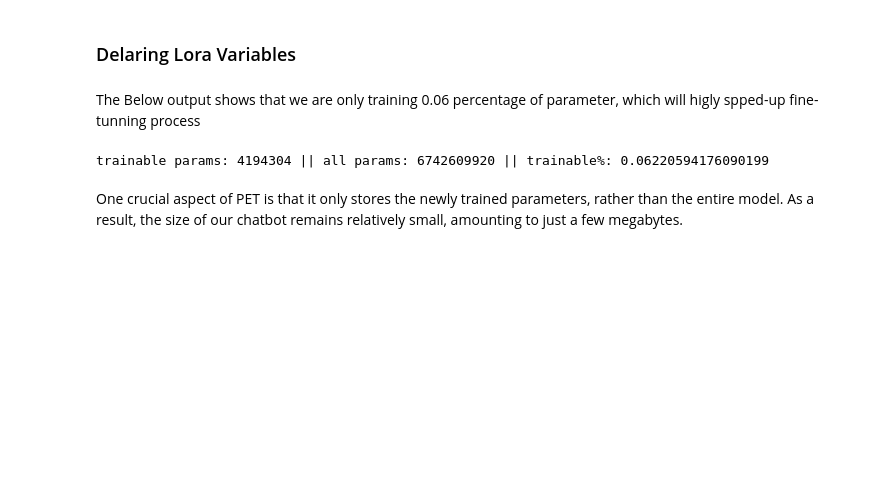
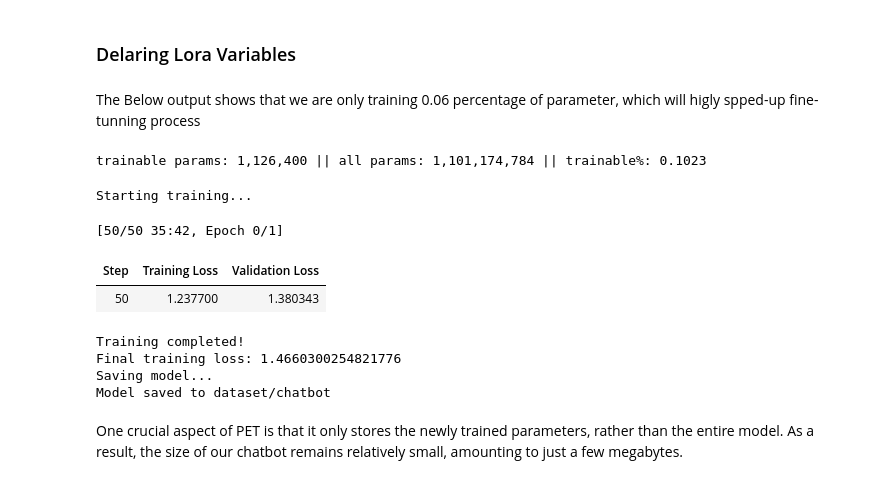
Before and after one commit to andreminin/Building-Transformer-Models-with-PyTorch-2.0, a Jupyter notebook: chapter6_NLPTasks/chatbot.ipynb, the cells around one changed output. Saved outputs shown, nothing was run; the diff lists cells and outputs as text; code cells hidden in the pictures; blank space fills up the shorter version.

```diff
--- a/chapter6_NLPTasks/chatbot.ipynb
+++ b/chapter6_NLPTasks/chatbot.ipynb
@@ -281,9 +266,15 @@ OUTPUT_DIR = base_directory
 # %% [markdown]
 The Below output shows that we are only training 0.06 percentage of parameter, which will higly spped-up fine-tunning process
 # %%
-from peft import LoraConfig, get_peft_model, get_peft_model_state_dict, prepare_model_for_int8_training
+from peft import LoraConfig, get_peft_model, prepare_model_for_kbit_training
 
-model = prepare_model_for_int8_training(model)
+# Replace this deprecated line:
+# model = prepare_model_for_int8_training(model)
+
+# With this updated line:
+model = prepare_model_for_kbit_training(model)
+
+# The rest of your code remains the same
 config = LoraConfig(
     r=LORA_R,
     lora_alpha=LORA_ALPHA,
@@ -292,12 +283,22 @@ config = LoraConfig(
     bias="none",
     task_type="CAUSAL_LM",
 )
+
 model = get_peft_model(model, config)
 model.print_trainable_parameters()
 # %% [output]
-trainable params: 4194304 || all params: 6742609920 || trainable%: 0.06220594176090199
+trainable params: 1,126,400 || all params: 1,101,174,784 || trainable%: 0.1023
 # %%
 import transformers
+
+# Your configuration variables (make sure these are defined)
+BATCH_SIZE = 128
+MICRO_BATCH_SIZE = 4
+GRADIENT_ACCUMULATION_STEPS = BATCH_SIZE // MICRO_BATCH_SIZE
+LEARNING_RATE = 4e-4
+TRAIN_STEPS = 50
+OUTPUT_DIR = base_directory  # Make sure base_directory is defined
+
 training_arguments = transformers.TrainingArguments(
     per_device_train_batch_size=MICRO_BATCH_SIZE,
     gradient_accumulation_steps=GRADIENT_ACCUMULATION_STEPS,
@@ -307,7 +308,7 @@ training_arguments = transformers.TrainingArguments(
     fp16=True,
     logging_steps=10,
     optim="adamw_torch",
-    evaluation_strategy="steps",
+    eval_strategy="steps",  # Updated parameter name
     save_strategy="steps",
     eval_steps=50,
     save_steps=50,
@@ -334,3 +322,54 @@ model.save_pretrained(base_directory+"chatbot")
+# %%
+from tqdm.auto import tqdm
+import transformers
+
+# Set use_cache to False before creating trainer to avoid issues
+model.config.use_cache = False
+
+# Create trainer
+trainer = transformers.Trainer(
+    model=model,
+    train_dataset=data_train,
+    eval_dataset=data_valid,
+    args=training_arguments,
+    data_collator=transformers.DataCollatorForLanguageModeling(tokenizer, mlm=False),
+)
+
+base_directory='model/'
+
+# Train with progress bar
+print("Starting training...")
+with tqdm(total=TRAIN_STEPS, desc="Training") as pbar:
+    # Create a callback to update progress bar
+    class ProgressCallback(transformers.TrainerCallback):
+        def on_step_end(self, args, state, control, **kwargs):
+            pbar.update(1)
+            pbar.set_postfix({
+                'loss': f"{state.log_history[-1].get('loss', 'N/A'):.4f}" if state.log_history else 'N/A',
+                'step': state.global_step
+            })
+
+    trainer.add_callback(ProgressCallback())
+
+    # Train the model
+    train_result = trainer.train(resume_from_checkpoint=False)
+
+print("Training completed!")
+print(f"Final training loss: {train_result.metrics.get('train_loss', 'N/A')}")
+
+# Save the model
+print("Saving model...")
+model.save_pretrained(base_directory + "chatbot")
+print(f"Model saved to {base_directory}chatbot")
+# %% [output]
+Starting training...
+[50/50 35:42, Epoch 0/1]
+| Step | Training Loss | Validation Loss |
+| 50 | 1.237700 | 1.380343 |
+Training completed!
+Final training loss: 1.4660300254821776
+Saving model...
+Model saved to dataset/chatbot
 # %% [markdown]
 One crucial aspect of PET is that it only stores the newly trained parameters, rather than the entire model. As a result, the size of our chatbot remains relatively small, amounting to just a few megabytes.
 # %% [markdown]
```
Also changed, not shown: parts of 11 cells of this notebook, 3 other files.
